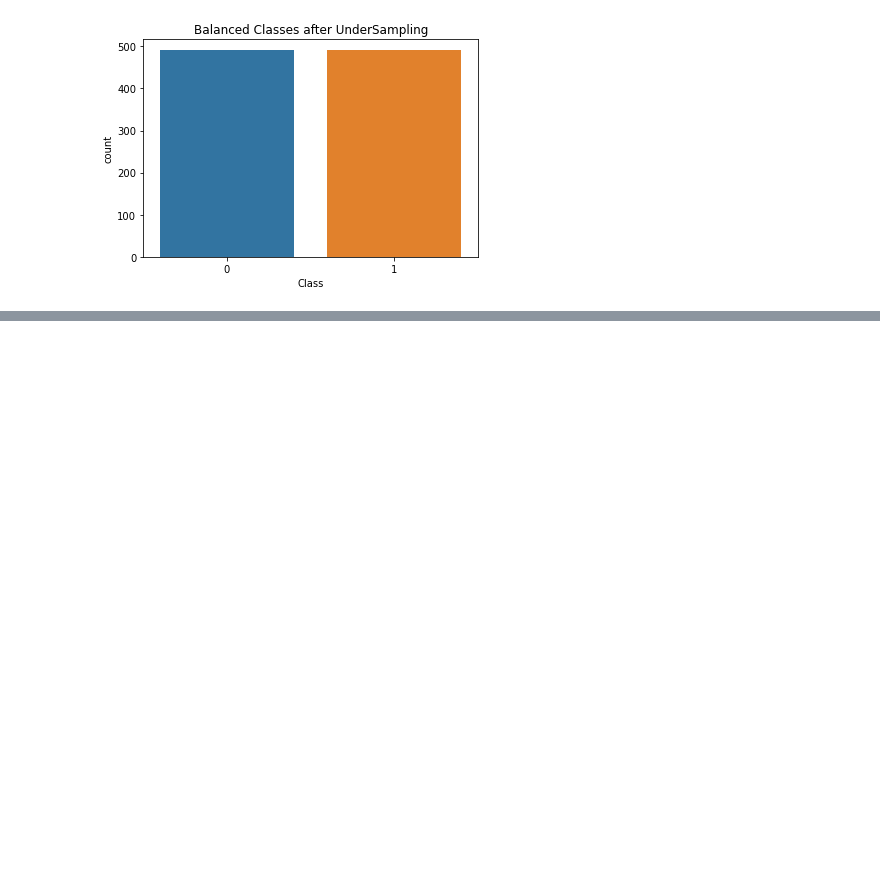
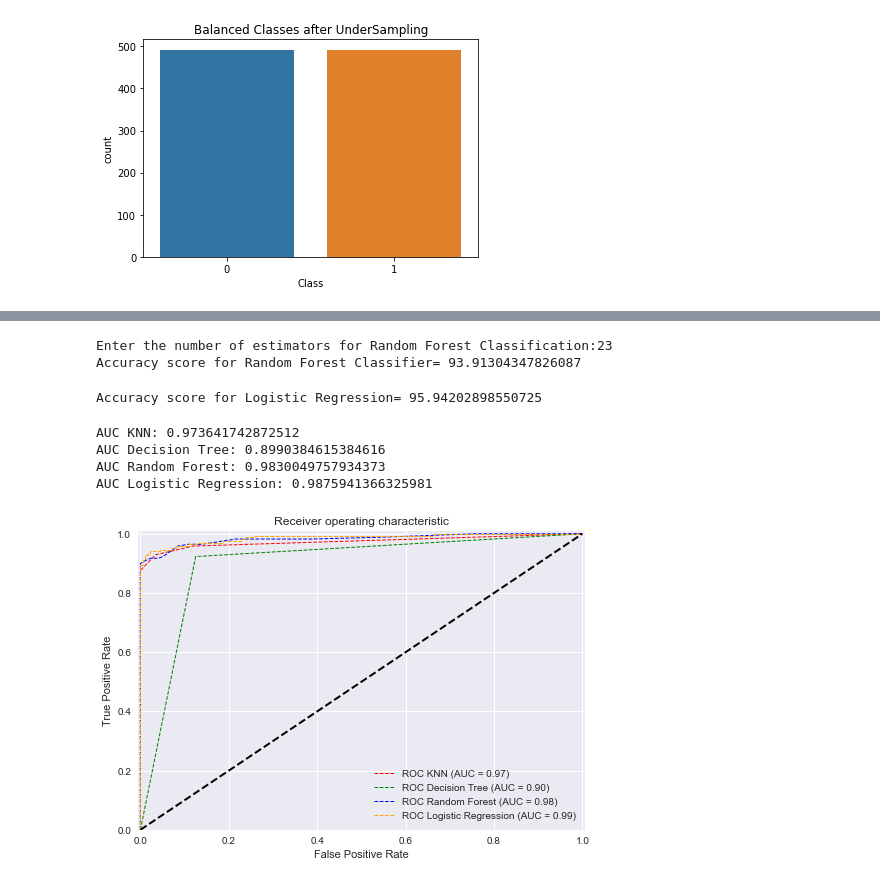
Before and after one commit to NehaDas25/DataScience_CS5661, a Jupyter notebook: Credit_Card_Fraud_Detection.ipynb, the cells around one changed output, grey strips where cells are left out. Cells and saved outputs as stored; diff of their text form; code cells hidden in the pictures; blank space fills up the shorter version.

Commit message:
Adding new code for 4-algorithms(KNN, DT, RF, LR)

```diff
--- a/Credit_Card_Fraud_Detection.ipynb
+++ b/Credit_Card_Fraud_Detection.ipynb
@@ -143,0 +168,3 @@ plt.show()
+# %%
+X = normalized_data_set.drop(columns='Class', axis=1)
+y = normalized_data_set['Class']
@@ -143,0 +232,23 @@ plt.show()
+# %%
+# 3. Random Forest Classifier
+# Here we will use the random state that's already used while splitting the dataset
+n_s = int(input('Enter the number of estimators for Random Forest Classification:'))
+randomForest_algorithm = RandomForestClassifier(n_estimators=n_s, bootstrap = True, random_state=r_s)
+randomForest_algorithm.fit(X_train, y_train)
+y_predict_rf = randomForest_algorithm.predict(X_test)
+y_predict_probab_rf = randomForest_algorithm.predict_proba(X_test)
+rf_accuracy = accuracy_score(y_test,y_predict_rf)
+print("Accuracy score for Random Forest Classifier=",rf_accuracy*100)
+# %% [output]
+Enter the number of estimators for Random Forest Classification:23
+Accuracy score for Random Forest Classifier= 93.91304347826087
+# %%
+# 4. Logistic Regression
+logreg_algorithm = LogisticRegression(solver='liblinear')
+logreg_algorithm.fit(X_train, y_train)
+y_predict_lr = logreg_algorithm.predict(X_test)
+y_predict_probab_lr = logreg_algorithm.predict_proba(X_test)
+lr_accuracy = accuracy_score(y_test, y_predict_lr)
+print("Accuracy score for Logistic Regression=",lr_accuracy*100)
+# %% [output]
+Accuracy score for Logistic Regression= 95.94202898550725
@@ -143,0 +266,21 @@ plt.show()
+# %%
+# AUC for all 4 - models
+
+# For KNN
+AUC_KNN = metrics.auc(fpr1, tpr1)
+# For Decision Tree
+AUC_dt = metrics.auc(fpr2, tpr2)
+# For Random Forest
+AUC_rf = metrics.auc(fpr3, tpr3)
+# For Logistic Regression
+AUC_lr = metrics.auc(fpr4, tpr4)
+
+print("AUC KNN: " + str(AUC_KNN))
+print("AUC Decision Tree: " + str(AUC_dt))
+print("AUC Random Forest: " + str(AUC_rf))
+print("AUC Logistic Regression: " + str(AUC_lr))
+# %% [output]
+AUC KNN: 0.973641742872512
+AUC Decision Tree: 0.8990384615384616
+AUC Random Forest: 0.9830049757934373
+AUC Logistic Regression: 0.9875941366325981
@@ -143,0 +289,29 @@ plt.show()
+# %%
+%matplotlib inline
+plt.style.use('seaborn')
+plt.figure()
+# Curve for KNN
+plt.plot(fpr1, tpr1, color='red', lw=1, linestyle='--', label='ROC KNN (AUC = %0.2f)' % AUC_KNN)
+# Curve for Decision Tree
+plt.plot(fpr2, tpr2, color='green', lw=1, linestyle='--', label='ROC Decision Tree (AUC = %0.2f)' % AUC_dt)
+# Curve for Random Forest
+plt.plot(fpr3, tpr3, color='blue', lw=1, linestyle='--', label='ROC Random Forest (AUC = %0.2f)' % AUC_rf)
+# Curve for Logistic Regression
+plt.plot(fpr4, tpr4, color='orange', lw=1, linestyle='--', label='ROC Logistic Regression (AUC = %0.2f)' % AUC_lr)
+
+# Random Guess line:
+plt.plot([0, 1], [0, 1], color='black', lw=2, linestyle='--')
+
+# Defining The Range of X-Axis and Y-Axis:
+plt.xlim([-0.005, 1.005])
+plt.ylim([0.0, 1.01])
+
+# Labels, Title, Legend:
+plt.xlabel('False Positive Rate')
+plt.ylabel('True Positive Rate')
+plt.title('Receiver operating characteristic')
+plt.legend(loc="lower right")
+plt.savefig('ROC',dpi=700)
+plt.show()
+# %% [output]
+[figure, added]
```
Also changed, not shown: parts of 11 cells of this notebook, 1 other file.
